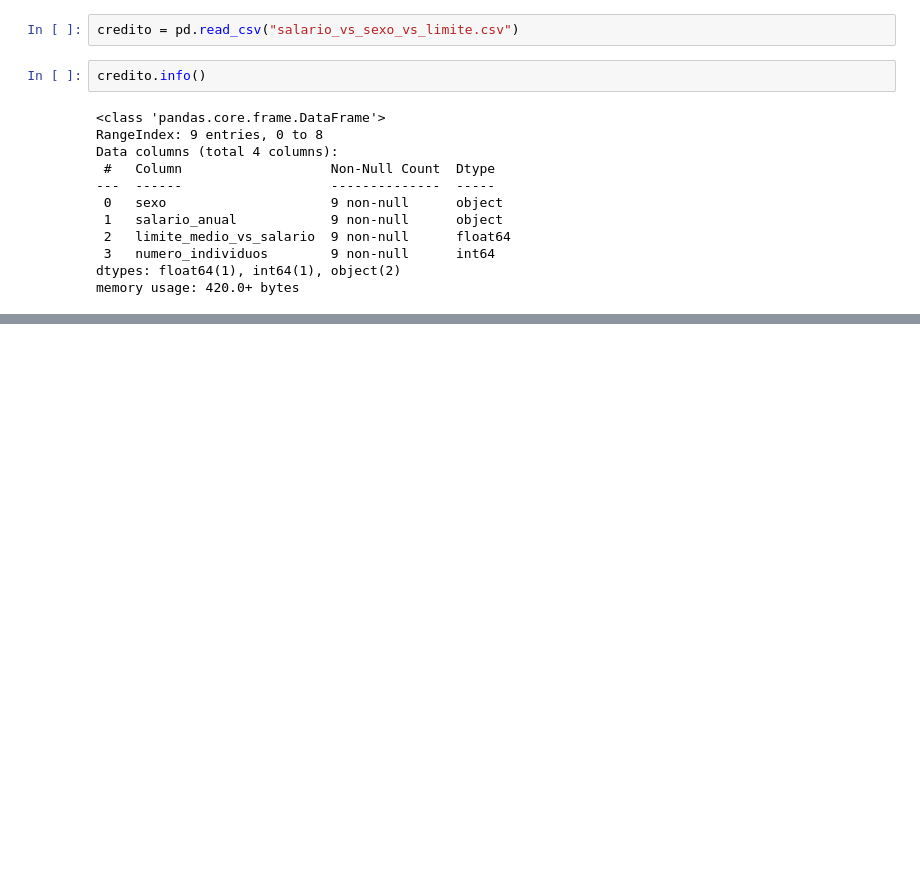
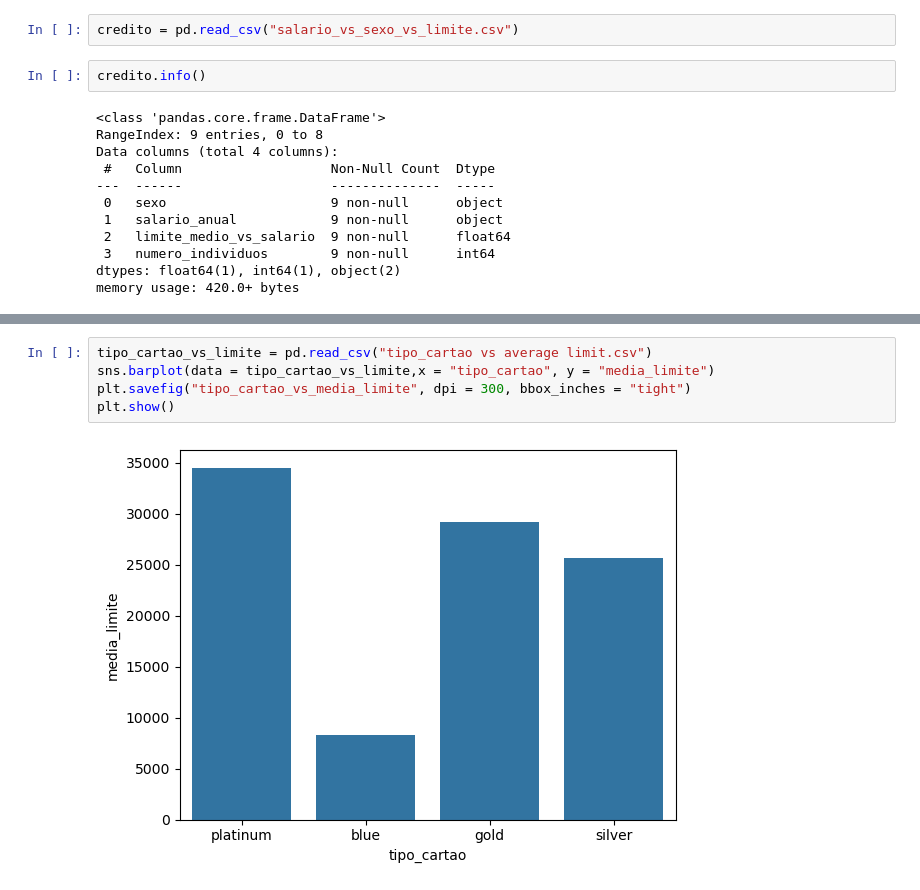
Before and after one commit to MatheusFilipeASilva/Projeto_Final_SQL_Credito, a Jupyter notebook: Untitled.ipynb, the cells around one changed output, grey strips where cells are left out. Drawn from its saved outputs; the diff is of its cells as text; blank space fills up the shorter version.

Commit message:
Update: grafico tipo de cartao vs media de limite

```diff
--- a/Untitled.ipynb
+++ b/Untitled.ipynb
@@ -34,0 +48,7 @@ plt.show()
+# %%
+tipo_cartao_vs_limite = pd.read_csv("tipo_cartao vs average limit.csv")
+sns.barplot(data = tipo_cartao_vs_limite,x = "tipo_cartao", y = "media_limite")
+plt.savefig("tipo_cartao_vs_media_limite", dpi = 300, bbox_inches = "tight")
+plt.show()
+# %% [output]
+[figure, added]
```
Also changed, not shown: parts of 3 cells of this notebook, 2 other files.
